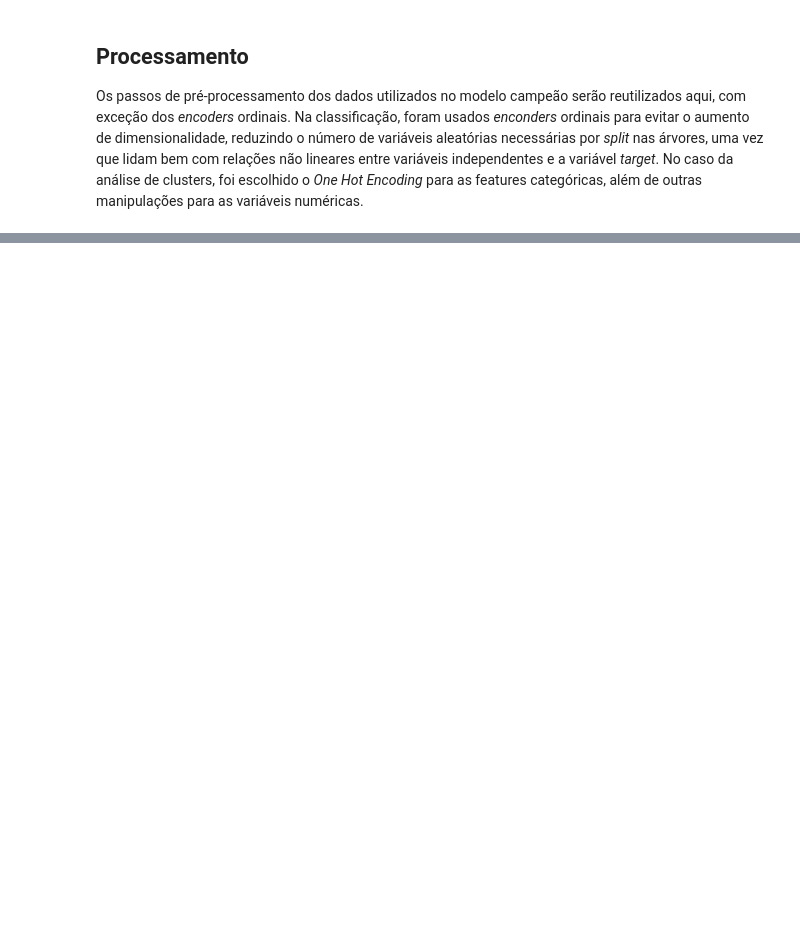
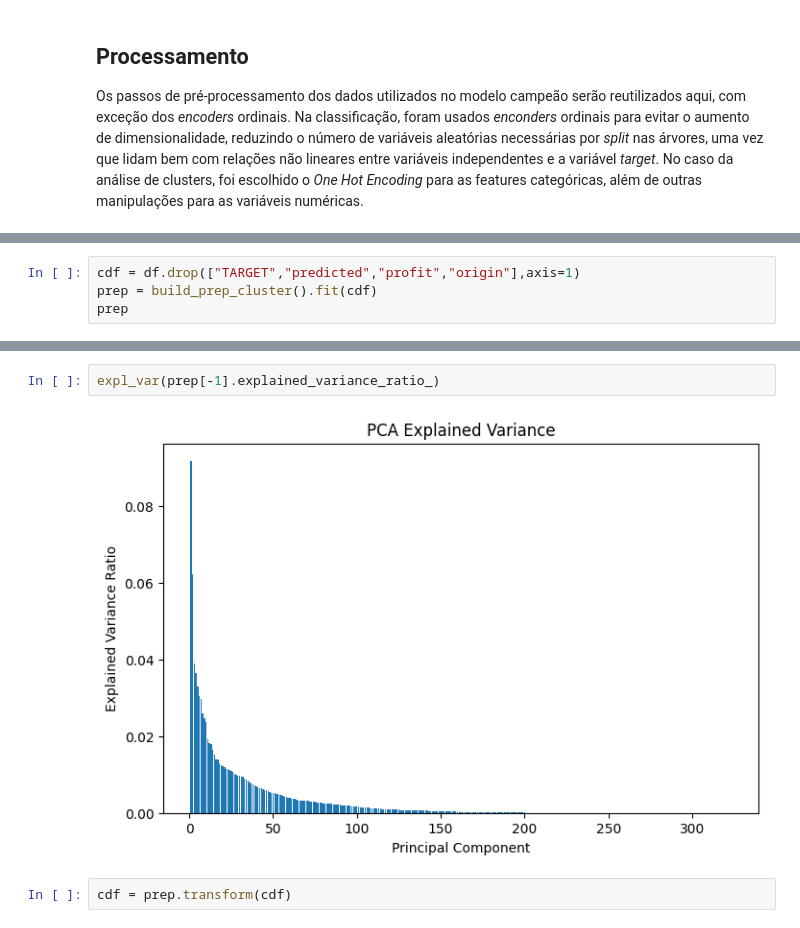
Before and after one commit to FelipeViacava/data-masters-case, a Jupyter notebook: 03-cluster.ipynb, the cells around one changed output, grey strips where cells are left out. Saved outputs shown, nothing was run; the diff lists cells and outputs as text; blank space fills up the shorter version.

```diff
--- a/03-cluster.ipynb
+++ b/03-cluster.ipynb
@@ -193,0 +103,4 @@ Pipeline(steps=[('base',
+# %%
+cdf = df.drop(["TARGET","predicted","profit","origin"],axis=1)
+prep = build_prep_cluster().fit(cdf)
+prep
@@ -193,0 +125,6 @@ Pipeline(steps=[('base',
+# %%
+expl_var(prep[-1].explained_variance_ratio_)
+# %% [output]
+[figure, added]
+# %%
+cdf = prep.transform(cdf)
```
Also changed, not shown: parts of 5 cells of this notebook, 3 other files.
